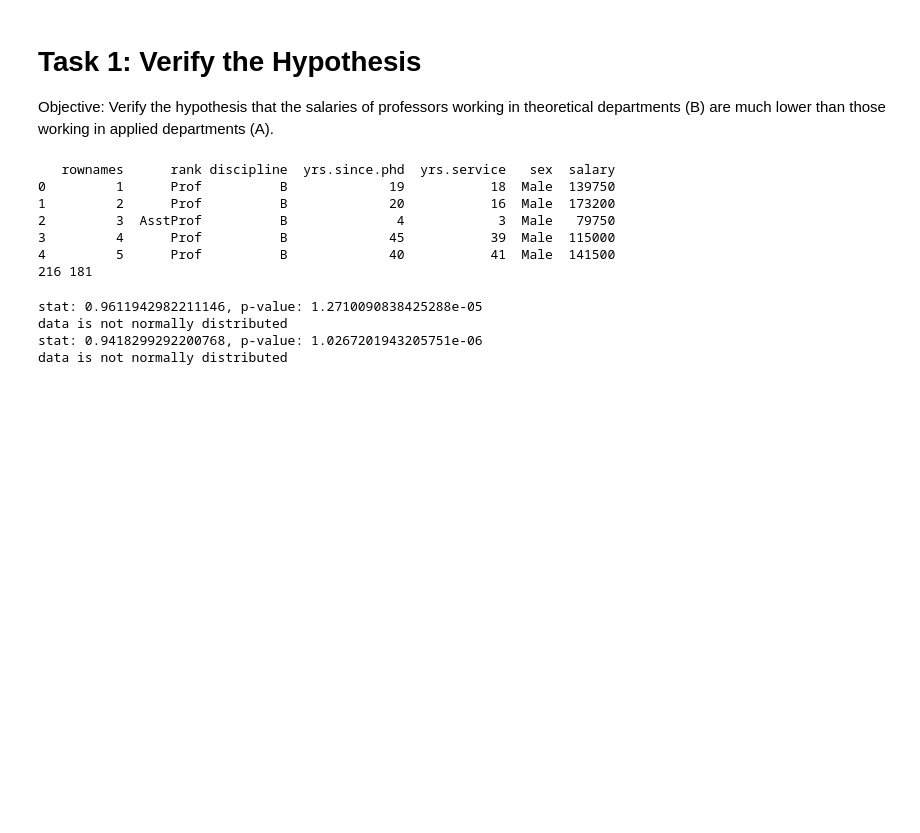
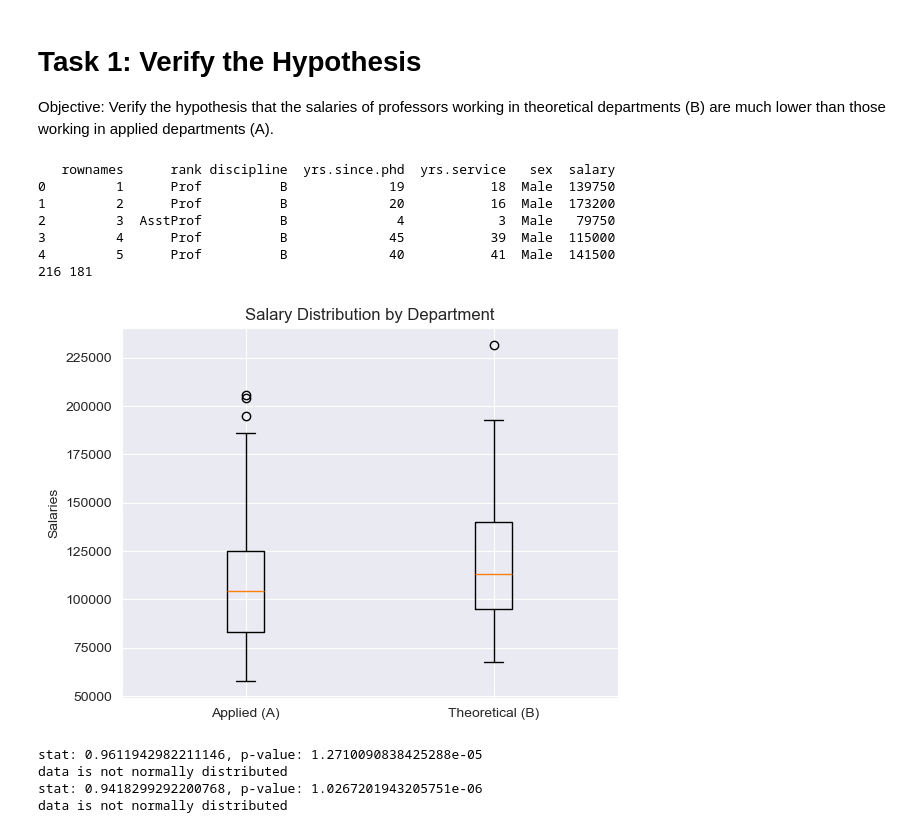
Before and after one commit to kizerek321/Statistics_exercies, a Jupyter notebook: Sample_Final_Labs.ipynb, the cells around one changed output. Drawn from its saved outputs; the diff is of its cells as text; code cells hidden in the pictures; blank space fills up the shorter version.

```diff
--- a/Sample_Final_Labs.ipynb
+++ b/Sample_Final_Labs.ipynb
@@ -36,24 +36,33 @@ Objective: Verify the hypothesis that the salaries of professors working in theo
 # %%
 import pandas as pd
 
 # Load the Salaries dataset from the URL
 url = "https://vincentarelbundock.github.io/Rdatasets/csv/carData/Salaries.csv"
 salaries = pd.read_csv(url)
 
 # Filter the data based on the department type
 theoretical_salaries = salaries[salaries['discipline'] == 'B']['salary']
 applied_salaries = salaries[salaries['discipline'] == 'A']['salary']
 # Display the first few rows of the dataset
 print(salaries.head())
 print(len(theoretical_salaries), len(applied_salaries))
+salaries['rank'].unique()
+import matplotlib.pyplot as plt
+
+# Example visualization
+plt.boxplot([applied_salaries, theoretical_salaries], labels=['Applied (A)', 'Theoretical (B)'])
+plt.title('Salary Distribution by Department')
+plt.ylabel('Salaries')
+plt.show()
 # %% [output]
    rownames      rank discipline  yrs.since.phd  yrs.service   sex  salary
 0         1      Prof          B             19           18  Male  139750
 1         2      Prof          B             20           16  Male  173200
 2         3  AsstProf          B              4            3  Male   79750
 3         4      Prof          B             45           39  Male  115000
 4         5      Prof          B             40           41  Male  141500
 216 181
+[figure, added]
 # %%
 from scipy.stats import shapiro
 
```
Also changed, not shown: parts of 16 cells of this notebook.
